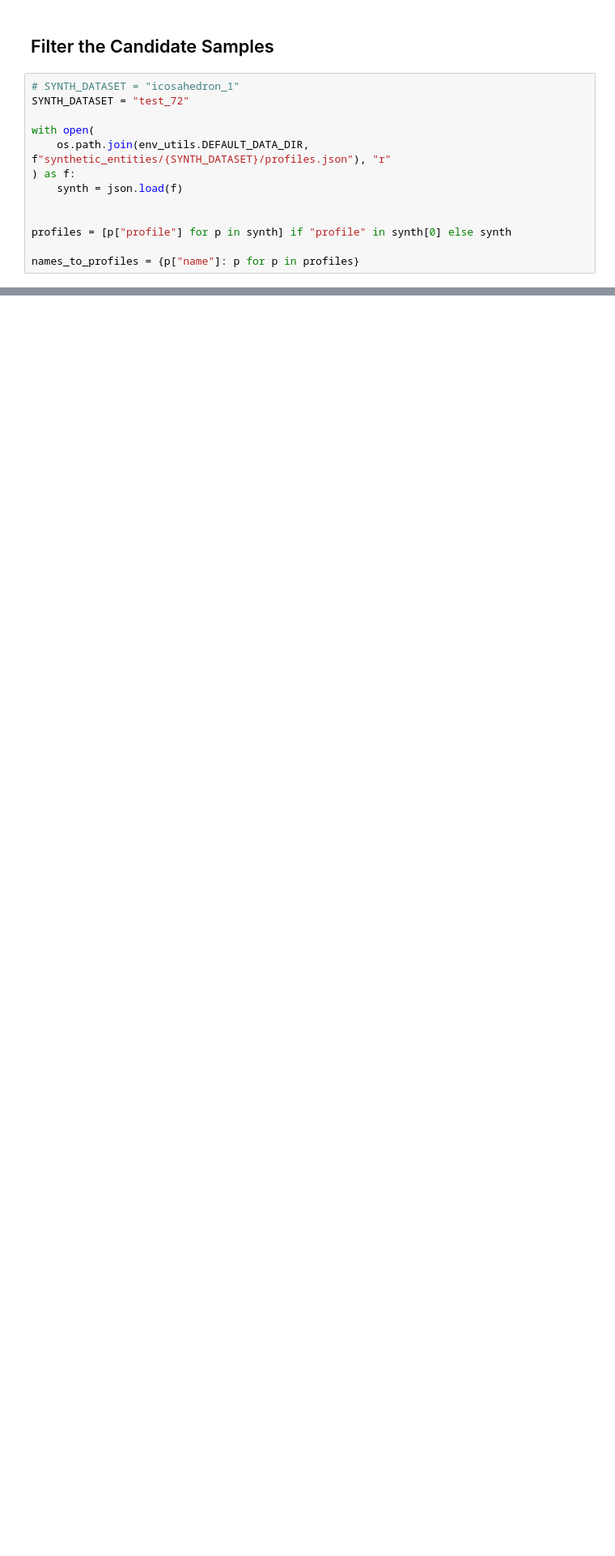
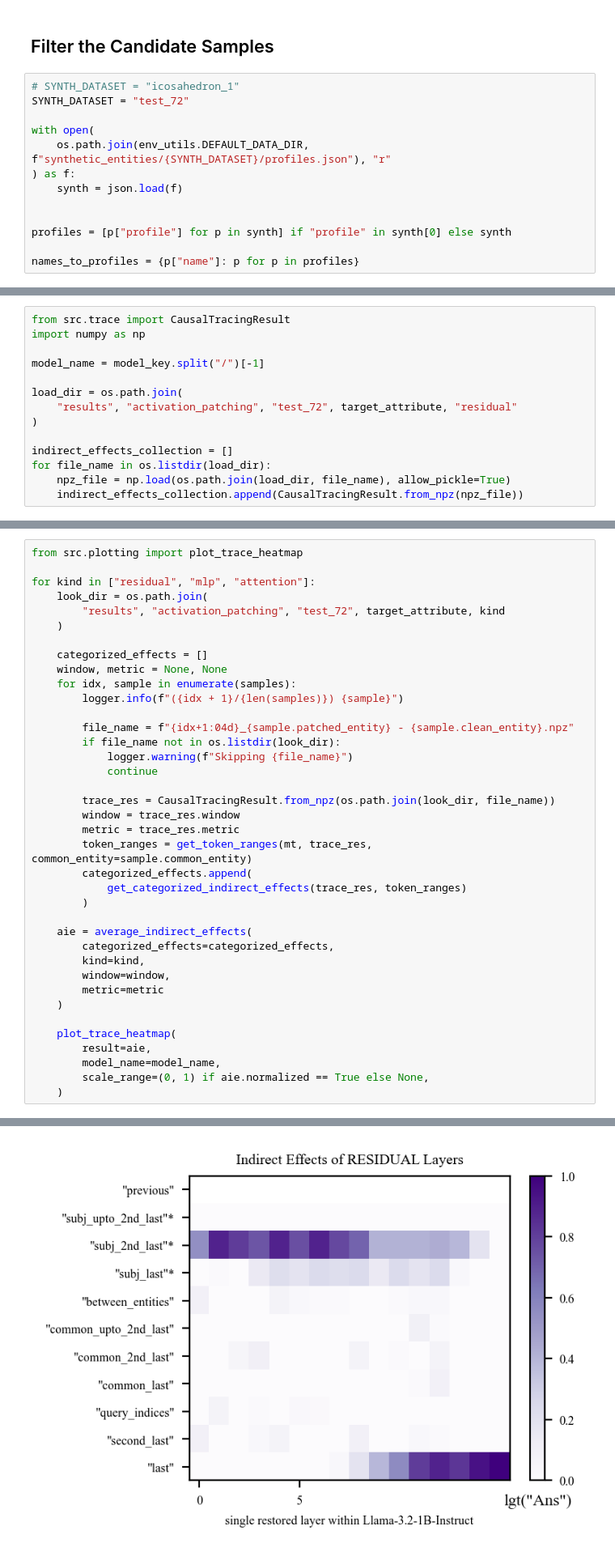
Before and after one commit to giordanorogers/mechinterp, a Jupyter notebook: activation_patching.ipynb, the cells around one changed output, grey strips where cells are left out. Shown at 81% size. Drawn from its saved outputs; the diff is of its cells as text; blank space fills up the shorter version.

Commit message:
act patch & attn look working

```diff
--- a/activation_patching.ipynb
+++ b/activation_patching.ipynb
@@ -505,0 +1059,14 @@ Accuracy: 0.7222222222222222
+# %%
+from src.trace import CausalTracingResult
+import numpy as np
+
+model_name = model_key.split("/")[-1]
+
+load_dir = os.path.join(
+    "results", "activation_patching", "test_72", target_attribute, "residual"
+)
+
+indirect_effects_collection = []
+for file_name in os.listdir(load_dir):
+    npz_file = np.load(os.path.join(load_dir, file_name), allow_pickle=True)
+    indirect_effects_collection.append(CausalTracingResult.from_npz(npz_file))
@@ -505,0 +1247,39 @@ Accuracy: 0.7222222222222222
+# %%
+from src.plotting import plot_trace_heatmap
+
+for kind in ["residual", "mlp", "attention"]:
+    look_dir = os.path.join(
+        "results", "activation_patching", "test_72", target_attribute, kind
+    )
+
+    categorized_effects = []
+    window, metric = None, None
+    for idx, sample in enumerate(samples):
+        logger.info(f"({idx + 1}/{len(samples)}) {sample}")
+
+        file_name = f"{idx+1:04d}_{sample.patched_entity} - {sample.clean_entity}.npz"
+        if file_name not in os.listdir(look_dir):
+            logger.warning(f"Skipping {file_name}")
+            continue
+
+        trace_res = CausalTracingResult.from_npz(os.path.join(look_dir, file_name))
+        window = trace_res.window
+        metric = trace_res.metric
+        token_ranges = get_token_ranges(mt, trace_res, common_entity=sample.common_entity)
+        categorized_effects.append(
+            get_categorized_indirect_effects(trace_res, token_ranges)
+        )
+
+    aie = average_indirect_effects(
+        categorized_effects=categorized_effects,
+        kind=kind,
+        window=window,
+        metric=metric
+    )
+
+    plot_trace_heatmap(
+        result=aie,
+        model_name=model_name,
+        scale_range=(0, 1) if aie.normalized == True else None,
+    )
+# %% [output]
@@ -505,0 +1291 @@ Accuracy: 0.7222222222222222
+[figure, added]
```
Also changed, not shown: parts of 38 cells of this notebook, 14 other files.
